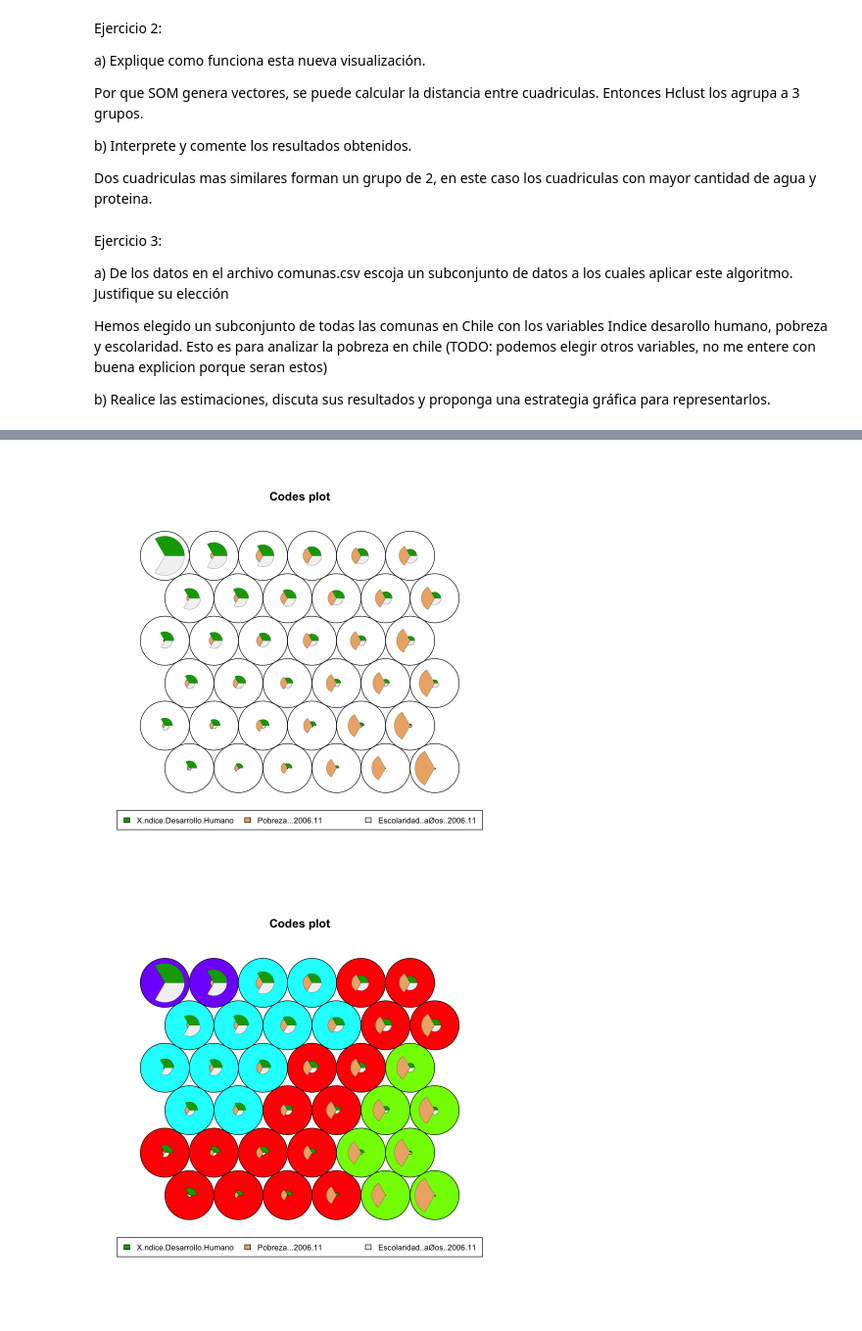
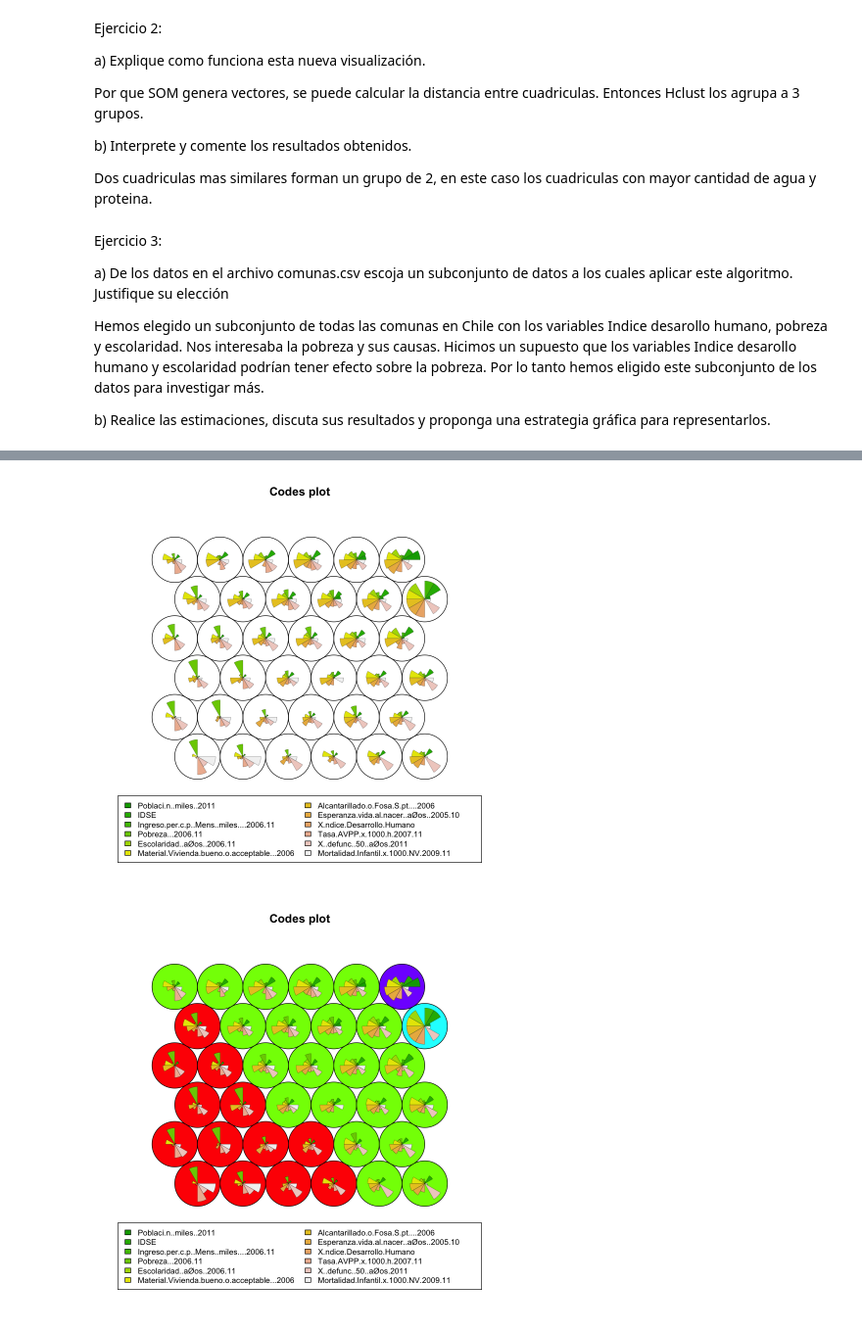
Before and after one commit to ekkusi/INFO257-PCA, a Jupyter notebook: clustering/Clustering_Notebook3.ipynb, the cells around one changed output, grey strips where cells are left out. Shown at 98% size. Saved outputs shown, nothing was run; the diff lists cells and outputs as text; code cells hidden in the pictures.

```diff
--- a/clustering/Clustering_Notebook3.ipynb
+++ b/clustering/Clustering_Notebook3.ipynb
@@ -173,7 +173,7 @@ Ejercicio 3:
 
 a) De los datos en el archivo comunas.csv escoja un subconjunto de datos a los cuales aplicar este algoritmo. Justifique su elección
 
-Hemos elegido un subconjunto de todas las comunas en Chile con los variables Indice desarollo humano, pobreza y escolaridad. Esto es para analizar la pobreza en chile (TODO: podemos elegir otros variables, no me entere con buena explicion porque seran estos)
+Hemos elegido un subconjunto de todas las comunas en Chile con los variables Indice desarollo humano, pobreza y escolaridad. Nos interesaba la pobreza y sus causas. Hicimos un supuesto que los variables Indice desarollo humano y escolaridad podrían tener efecto sobre la pobreza. Por lo tanto hemos eligido este subconjunto de los datos para investigar más.
 
 b) Realice las estimaciones, discuta sus resultados y proponga una estrategia gráfica para representarlos.
 # %%
@@ -183,7 +183,7 @@ datos <- datos[,-(1:2)]
 # head(datos)
 
 #Elegir los variables para subconjunto
-datos <-datos[c("X.ndice.Desarrollo.Humano","Pobreza...2006.11", "Escolaridad..aØos..2006.11")]
+datos
 
 ## use hierarchical clustering tod cluster the codebook vectors
 sommap <- som(scale(datos), grid = somgrid(6, 6, "hexagonal"))
@@ -206,2 +227,2 @@ Warning message in par(opar):
-[figure, old version]
+[figure, new version]
-[figure, old version]
+[figure, new version]
```
Also changed, not shown: parts of 1 cell of this notebook.
